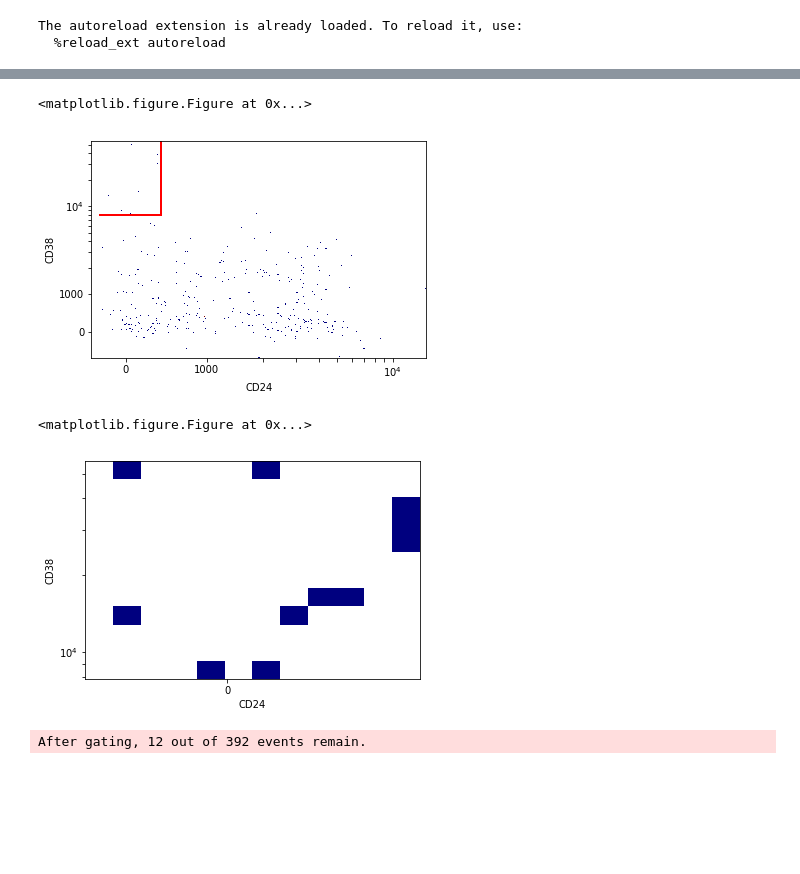
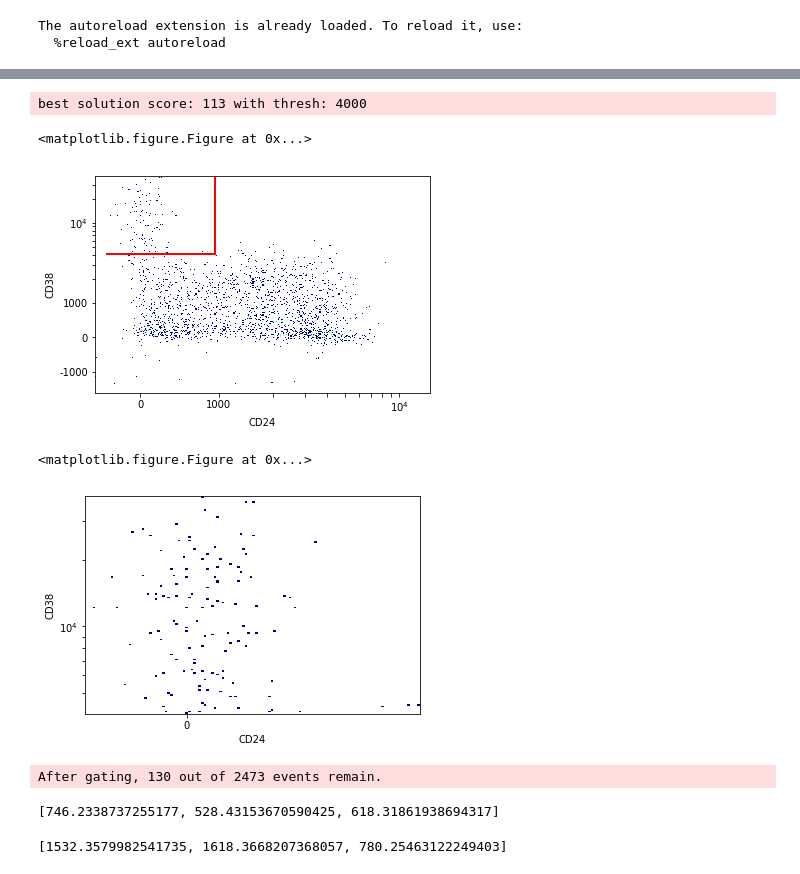
Before and after one commit to LudvigEk/aligater, a Jupyter notebook: pyAliGater_testing.ipynb, the cells around one changed output, grey strips where cells are left out. Saved outputs shown, nothing was run; the diff lists cells and outputs as text; code cells hidden in the pictures; blank space fills up the shorter version.

```diff
--- a/pyAliGater_testing.ipynb
+++ b/pyAliGater_testing.ipynb
@@ -134,3 +140,5 @@ ag.plotHeatmap(fcsDF, "IgD", "CD27", vI=CD19pos,scale="logish",bins=300)
 xlim=ag.valleySeek(fcsDF,"IgD", CD19pos, interval=[500,2500],bins=300,sigma=2, scale='logish')
 # %%
 ylim=ag.valleySeek(fcsDF,"CD27", CD19pos, interval=[500,1000],bins=300,sigma=2, scale='logish')
+# %%
+solution = ag.variableQuadGate(fcsDF, "IgD", "CD27", [xlim, xlim, ylim, ylim], testRange=[2000,3000], position='left', vI=CD19pos,scale='logish',only_solution=True, plot=True, scoreThresh=0.6)
@@ -137,3 +151,3 @@ ylim=ag.valleySeek(fcsDF,"CD27", CD19pos, interval=[500,1000],bins=300,sigma=2,
 # %%
-switchB, preSwitchB, naiveB, exhaustedB,solution = ag.variableQuadGate(fcsDF, "IgD", "CD27", [xlim, xlim, ylim, ylim], testRange=[500,7000], position='left', vI=CD19pos,scale='logish', plot=True)
+switchB, preSwitchB, naiveB, exhaustedB,solution = ag.variableQuadGate(fcsDF, "IgD", "CD27", solution, testRange=[0,ylim], position='right', vI=CD19pos,scale='logish', plot=True)
 # %% [output]
@@ -160,15 +175,42 @@ ag.plot_densityFunc(fcsDF,"CD38",switchB,scale='logish',bins=300,sigma=2)
+# %%
+def gatePlasmablasts(fcsDF, vI):
+    solutions=[]
+    for testThresh in range(2000,5000,500):
+        plasmablasts,doublePos,tmp1,tmp2=ag.quadGate(fcsDF, "CD24", "CD38",1000,testThresh,vI=vI,scale='logish',plot=False)
+        solutions.append([(len(plasmablasts)-len(doublePos)),testThresh])
+    maxVal=-ag.np.inf
+    maxThresh=testThresh
+    for solution in solutions:
+        if solution[0]>maxVal:
+            maxVal=solution[0]
+            maxThresh=solution[1]
+    reportStr="best solution score: "+str(maxVal)+" with thresh: "+str(maxThresh)+"\n"
+    ag.sys.stderr.write(reportStr)
+    return maxThresh
+# %%
+CD38thresh=gatePlasmablasts(fcsDF,switchB)
+# %% [output]
+best solution score: 113 with thresh: 4000
 # %%
-plasmablasts=ag.gateCorner(fcsDF, "CD24", "CD38",1000,mean+sigma,"lower","upper", vI=switchB,scale='logish')
+plasmablasts=ag.gateCorner(fcsDF, "CD24", "CD38",1000,CD38thresh,"lower","upper", vI=switchB,scale='logish')
 # %% [output]
 <matplotlib.figure.Figure at 0x...>
-[figure, old version]
+[figure, new version]
 <matplotlib.figure.Figure at 0x...>
-[figure, old version]
+[figure, new version]
-After gating, 12 out of 392 events remain.
+After gating, 130 out of 2473 events remain.
 # %%
 xmean,xsigma,xmaxVal = ag.axisStats(fcsDF,xCol="CD24",vI=naiveB)
 # %%
 ymean,ysigma,ymaxVal = ag.axisStats(fcsDF,xCol="CD38",vI=naiveB)
+# %%
+[xmean, xsigma, xmaxVal]
+# %% [output]
+[746.2338737255177, 528.43153670590425, 618.31861938694317]
+# %%
+[ymean, ysigma, ymaxVal]
+# %% [output]
+[1532.3579982541735, 1618.3668207368057, 780.25463122249403]
 # %%
 transitionals=ag.gateCorner(fcsDF,"CD24", "CD38",xThresh = xmaxVal, yThresh=ymaxVal+2000, vI=naiveB, scale='logish')
 # %% [output]
```
Also changed, not shown: parts of 25 cells of this notebook, 9 other files.
